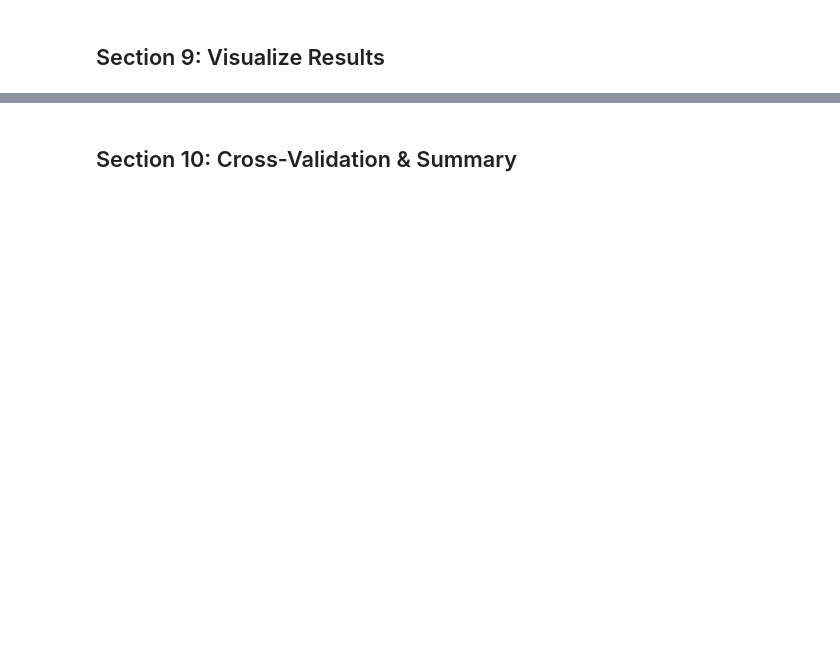
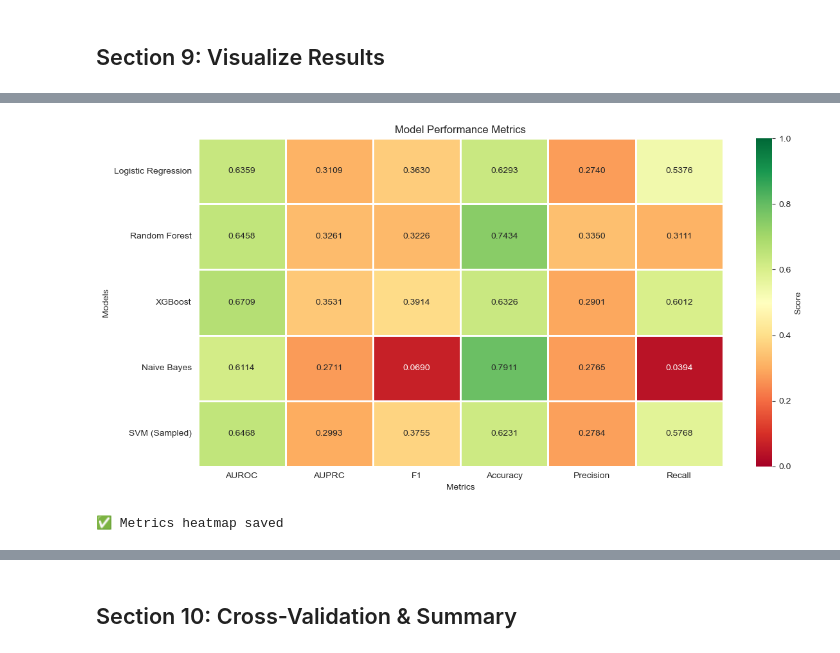
Before and after one commit to OhmaAllen/compsci526-project, a Jupyter notebook: yuchen_testing/baseline_models.ipynb, the cells around one changed output, grey strips where cells are left out. Drawn from its saved outputs; the diff is of its cells as text; code cells hidden in the pictures; blank space fills up the shorter version.

```diff
--- a/yuchen_testing/baseline_models.ipynb
+++ b/yuchen_testing/baseline_models.ipynb
@@ -217,17 +299,23 @@ print("✅ Confusion matrices saved")
 # %%
 # Metrics Heatmap
 metrics_df = pd.DataFrame(metrics_summary).T
 metrics_cols = ['AUROC', 'AUPRC', 'F1', 'Accuracy', 'Precision', 'Recall']
 
+# 确保只选择数值列
+metrics_data = metrics_df[metrics_cols].astype(float)
+
 fig, ax = plt.subplots(figsize=(12, 6))
-sns.heatmap(metrics_df[metrics_cols], annot=True, fmt='.4f', cmap='RdYlGn', ax=ax,
+sns.heatmap(metrics_data, annot=True, fmt='.4f', cmap='RdYlGn', ax=ax,
             cbar_kws={'label': 'Score'}, vmin=0, vmax=1, linewidths=1)
 
 ax.set_title('Model Performance Metrics')
 ax.set_xlabel('Metrics')
 ax.set_ylabel('Models')
 plt.tight_layout()
 plt.savefig(os.path.join(data_dir, 'metrics_heatmap.png'), dpi=300, bbox_inches='tight')
 plt.show()
 print("✅ Metrics heatmap saved")
+# %% [output]
+[figure, added]
+✅ Metrics heatmap saved
 # %%
```
Also changed, not shown: parts of 24 cells of this notebook, 1 other file.
